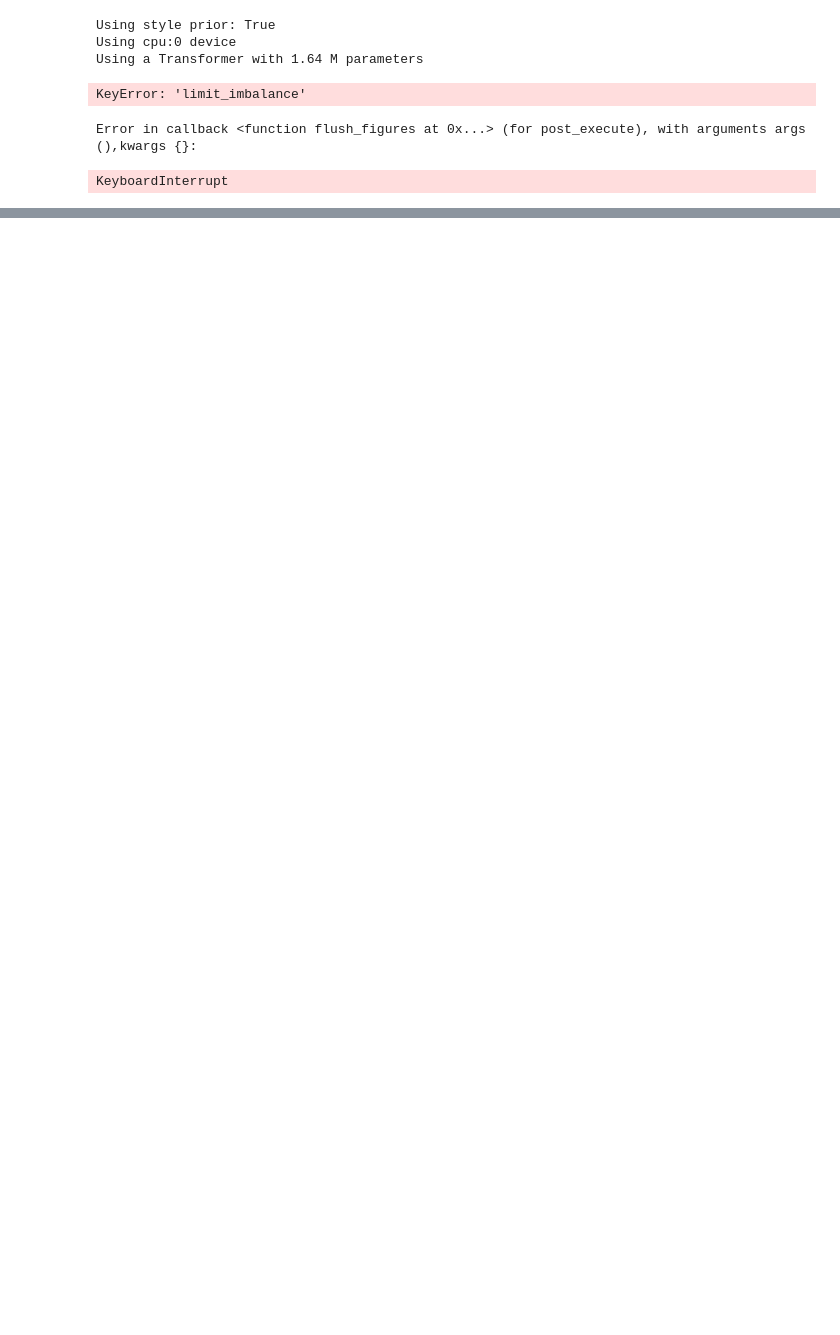
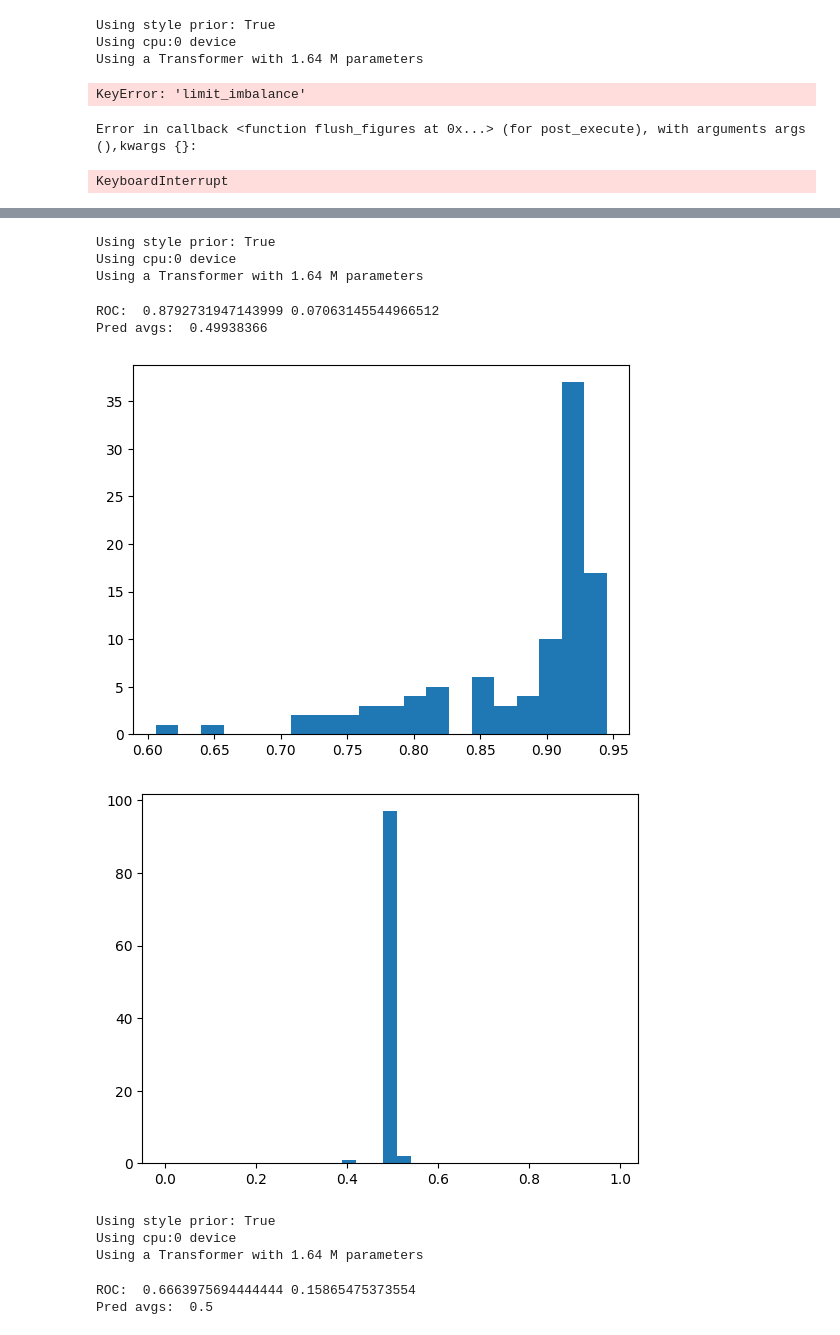
Before and after one commit to LenMetz/TabPFN-medical, a Jupyter notebook: prior_dev.ipynb, the cells around one changed output, grey strips where cells are left out. Cells and saved outputs as stored; diff of their text form; code cells hidden in the pictures; blank space fills up the shorter version.

Commit message:
model analysis

```diff
--- a/prior_dev.ipynb
+++ b/prior_dev.ipynb
@@ -342,7 +346,7 @@ config["sampling"] = "mnd"
 #del config['differentiable_hyperparameters']['sampling']
 config["data_sample_func"] = "mnd"
 
-config['multiclass_type'] = 'variable_balance'
+config['multiclass_type'] = 'balance'
 config["is_causal"] = False
 if "is_causal" in config['differentiable_hyperparameters']:
     del config['differentiable_hyperparameters']['is_causal']
@@ -367,51 +371,65 @@ config["align_majority"] = False
 config["limit_imbalance"] = False
 
 
-config["mlp_noise"] = True
+for noi in [False, True]:
+    config["mlp_noise"] = noi
 
-#config['differentiable_hyperparameters']['noise_std'] = {'distribution': 'meta_trunc_norm_log_scaled', 'max_mean': al, 'min_mean': 0.00001, 'round': False, 'lower_bound': 0.0}
-maxepo = 10
-for e in range(maxepo):
-    config["epoch_frac"] = e/maxepo
+    #config['differentiable_hyperparameters']['noise_std'] = {'distribution': 'meta_trunc_norm_log_scaled', 'max_mean': al, 'min_mean': 0.00001, 'round': False, 'lower_bound': 0.0}
+
+
+    #config["epoch_frac"] = e/maxepo
     config_sample = evaluate_hypers(config)
     model = get_model(config_sample, device, should_train=False, verbose=0)
     dl = model[3]
     rocs = []
     means = []
-    for i in range(1000):
+    for i in range(100):
         #print(f"\n\n\nRun #{i}")
         x, y = get_sample(dl)
         x, y = torch.squeeze(x).numpy(), torch.squeeze(y).numpy()
         #print(np.unique(y, return_counts=True))
-        if len(np.unique(y, return_counts=True)[0])<2: print("HERE FUZCKSNDKSHFKHSFG!!!!!!!!!###########################################################################################################################################\n\n")
+        #if len(np.unique(y, return_counts=True)[0])<2: print("HERE FUZCKSNDKSHFKHSFG!!!!!!!!!###########################################################################################################################################\n\n")
         means.append(np.mean(y))
         if len(np.unique(y, return_counts=True)[0])>1 and np.min(np.unique(y, return_counts=True)[1])>1:
             #print("Target mean: ", torch.mean(y))
             #plt.hist(y, bins=100)
             #plt.show()
             cv = 3
             n_optim = 100
             ft_epochs = 0
             sampling = None
             strat_split=True
             max_samples = None
             metrics = metrics = ["roc_auc"]#"roc_auc_ovr"]
             if config['num_classes'] ==2:
                 o = 'binary:logistic'
             else:
                 o = 'multi:softmax'
             #model = XGBClassifier(n_estimators=10, max_depth=10, learning_rate=1, objective=o)#
             #model = XGBoostOptim(n_optim=n_optim)
-            #model = TabPFNClassifier(device='cpu', N_ensemble_configurations=3)
-            #results = cross_validate_sample(model, x, y, metrics, strat_split, cv, sampling, max_samples)
+            model = TabPFNClassifier(device='cpu', N_ensemble_configurations=3)
+            results = cross_validate_sample(model, x, y, metrics, strat_split, cv, sampling, max_samples)
             #print(results[0])
-            #rocs.append(results[0])
+            rocs.append(results[0])
             #print("ROC: ", results[0])
     print("ROC: ", np.mean(np.array(rocs)), np.std(np.array(rocs)))
     print("Pred avgs: ", np.mean(np.array(means)))
     #result_matrix[ii,jj] = np.mean(np.array(rocs))
-    #plt.hist(rocs, bins=20)
-    #plt.show()
+    plt.hist(rocs, bins=20)
+    plt.show()
     bins = np.arange(0,102,3)*1e-2
     plt.hist(means, bins=bins)
     plt.show()
+# %% [output]
+Using style prior: True
+Using cpu:0 device
+Using a Transformer with 1.64 M parameters
+ROC:  0.8792731947143999 0.07063145544966512
+Pred avgs:  0.49938366
+[figure, added]
+[figure, added]
+Using style prior: True
+Using cpu:0 device
+Using a Transformer with 1.64 M parameters
+ROC:  0.6663975694444444 0.15865475373554
+Pred avgs:  0.5
```
Also changed, not shown: parts of 2 cells of this notebook, 5 other files.
